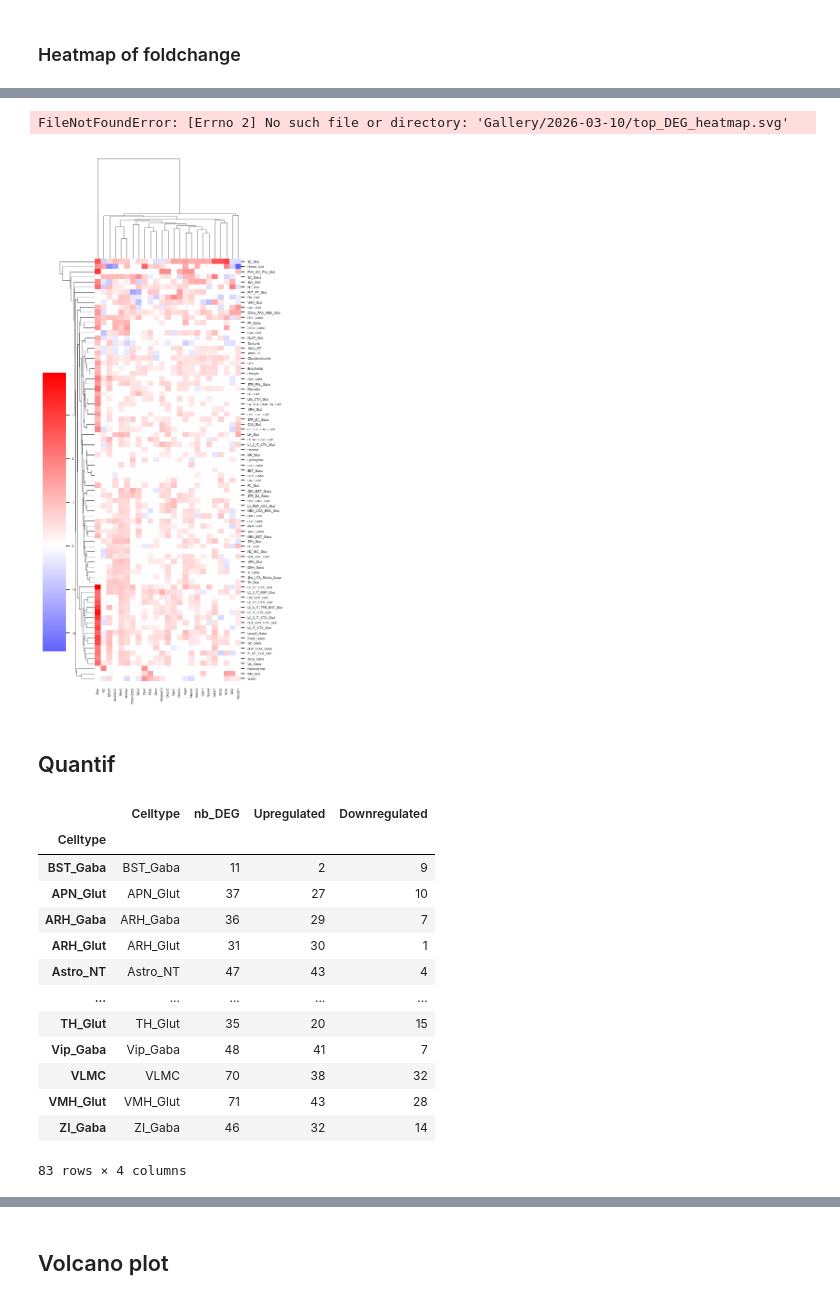
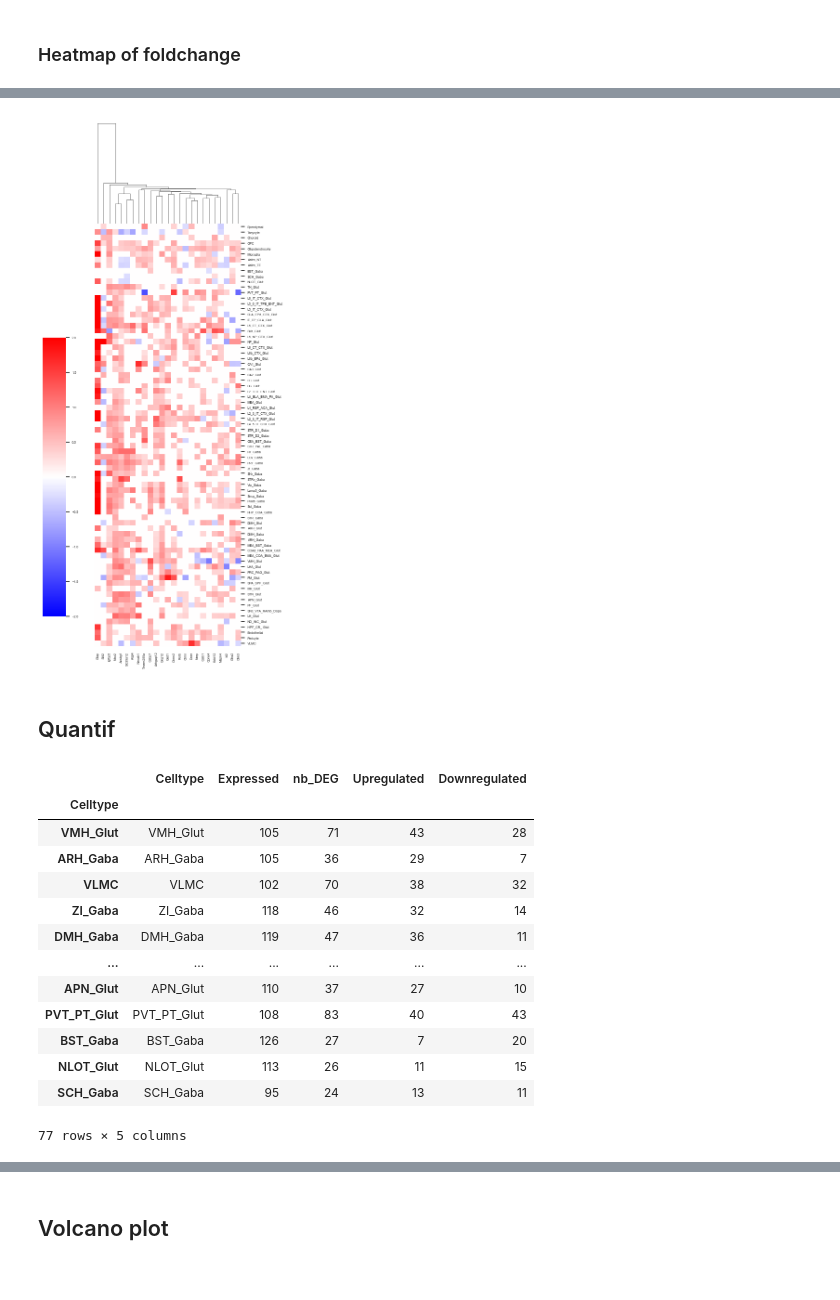
Before and after one commit to Carboneinerte/Pynda_ssc, a Jupyter notebook: v11E_DEG.ipynb, the cells around one changed output, grey strips where cells are left out. Saved outputs shown, nothing was run; the diff lists cells and outputs as text; code cells hidden in the pictures.

```diff
--- a/v11E_DEG.ipynb
+++ b/v11E_DEG.ipynb
@@ -52,3 +52,6 @@ sns.clustermap(df_filter_sec, cmap = 'viridis',# z_score=1,  center=0, vmin = -2
 # %% [output]
 <seaborn.matrix.ClusterGrid at 0x...>
 [figure]
+# %%
+df_filter.pop('')
+len(df_filter.keys())
@@ -250,0 +274,30 @@ dict_keys(['BST_Gaba', 'APN_Glut', 'ARH_Gaba', 'ARH_Glut', 'Astro_NT', 'Astro_TE
+# %%
+from module.misc import cell_class
+
+dict_temp = cell_class()
+
+fdf['cell_type_final'] = fdf.index
+fdf['cell_class'] = fdf['cell_type_final'].apply(lambda x: dict_temp[x] if x in dict_temp.keys() else "Neuron")
+
+order_list = ['BST_Gaba','SCH_Gaba','Endothelial','Pericyte','NLOT_Glut','OPC',
+'TH_Glut','Oligodendrocyte','PVT_PT_Glut','L6_IT_CTX_Glut',
+'L5_6_IT_TPE_ENT_Glut','L5_IT_CTX_Glut','CLA_EPd_CTX_Glut',
+'IT_EP_CLA_Glut','L5_ET_CTX_Glut','Sub_Glut','L5_NP_CTX_Glut','NP_Glut',
+'L6_CT_CTX_Glut','L6b_CTX_Glut','L6b_EPd_Glut','CA1_Glut','CA3_Glut',
+'CA2_Glut','FC_Glut','DG_Glut','L2_3_IT_ENT_Glut','LA_BLA_BMA_PA_Glut',
+'MEA_Glut','L4_RSP_ACA_Glut','L2_3_IT_CTX_Glut','L2_3_IT_RSP_Glut',
+'L4_5_IT_CTX_Glut','Microglia','Ependymal','Hypendymal','Pineal_Glut',
+'Tanycyte','Choroid','VLMC','HPF_CR_,Glut','Astro_NT','Astro_TE',
+'STR_D1_Gaba','STR_D2_Gaba','CEA_BST_Gaba','STR_PAL_Gaba','RT_Gaba',
+'SC_Gaba','LGv_Gaba','PRT_Gaba','ZI_Gaba','SNr_Gaba','STRv_Gaba',
+'Vip_Gaba','Lamp5_Gaba','Sncg_Gaba','Pvalb_Gaba','Sst_Gaba',
+'RHP_COA_Gaba','STR_Gaba','DMH_Glut','ARH_Glut','DMH_Gaba','ARH_Gaba',
+'MEA_BST_Gaba','COAa_PAA_MEA_Glut','MEA_COA_BMA_Glut','VMH_Glut',
+'LHA_Glut','PRC_PAG_Glut','PM_Glut','SPA_SPF_Glut','MH_Glut','MM_Glut',
+'PVH_SO_PVa_Glut','STN_Glut','APN_Glut','SC_Glut','PF_Glut',
+'SNc_VTA_RAmb_Dopa','LH_Glut','ND_INC_Glut']
+
+fdf["Celltype_order"] = pd.Categorical(fdf['cell_type_final'], categories=order_list, ordered = True)
+# cell_nb.sort_values('Celltype_order', inplace= True)
+fdf.sort_values(['cell_class','Celltype_order'], inplace= True)
+fdf
@@ -251,15 +318,22 @@ dict_keys(['BST_Gaba', 'APN_Glut', 'ARH_Gaba', 'ARH_Glut', 'Astro_NT', 'Astro_TE
+# %%
+fdf.drop(['cell_type_final','cell_class','Celltype_order'],axis = 1, inplace =True)
 # %%
 sns.set_theme(font_scale=.45)
-sns.clustermap(fdf, cmap = "bwr", center = 0, figsize=(5,12),cbar_pos=(-0.05,0.1,0.1,0.5))
-plt.savefig(f'Gallery/{today}/top_DEG_heatmap.svg', transparent = True, dpi=300, format='svg')
+heatmap = sns.clustermap(fdf, cmap = "bwr",
+                center = 0, vmin = -2, vmax = 2,
+                figsize=(5,12),
+                cbar_pos=(-0.05,0.1,0.1,0.5),
+                row_cluster=False)
+from module.misc import save_figure
+save_figure(heatmap,'top_DEG_heatmap',name_dir,format="svg")
+# plt.savefig(f'Gallery/{today}/top_DEG_heatmap.svg', transparent = True, dpi=300, format='svg')
 # %% [output]
-FileNotFoundError: [Errno 2] No such file or directory: 'Gallery/2026-03-10/top_DEG_heatmap.svg'
-[figure, old version]
+[figure, new version]
 # %% [markdown]
 ## Quantif
 # %%
 df_deg_quant = []
-expressed = [len(df_expressed[key]) for key in df_expressed.keys()]
+expressed = [len(df_expressed[key]) for key in df_filter.keys()]
 deg_quant = [len(df_filter[key]) for key in df_filter.keys()]
 deg_up = [len(df_filter[key][df_filter[key]['logfoldchanges'] > 0]) for key in df_filter.keys()]
 deg_down = [len(df_filter[key][df_filter[key]['logfoldchanges'] < 0]) for key in df_filter.keys()]
@@ -273,17 +347,17 @@ df_deg_quant = pd.DataFrame(data = {'Celltype' : df_filter.keys(),
 df_deg_quant.index = df_deg_quant['Celltype']
 df_deg_quant
 # %% [output]
-|  | Celltype | nb_DEG | Upregulated | Downregulated |
-| Celltype |  |  |  |  |
-| BST_Gaba | BST_Gaba | 11 | 2 | 9 |
-| APN_Glut | APN_Glut | 37 | 27 | 10 |
-| ARH_Gaba | ARH_Gaba | 36 | 29 | 7 |
-| ARH_Glut | ARH_Glut | 31 | 30 | 1 |
-| Astro_NT | Astro_NT | 47 | 43 | 4 |
-| ... | ... | ... | ... | ... |
-| TH_Glut | TH_Glut | 35 | 20 | 15 |
-| Vip_Gaba | Vip_Gaba | 48 | 41 | 7 |
-| VLMC | VLMC | 70 | 38 | 32 |
-| VMH_Glut | VMH_Glut | 71 | 43 | 28 |
-| ZI_Gaba | ZI_Gaba | 46 | 32 | 14 |
+|  | Celltype | Expressed | nb_DEG | Upregulated | Downregulated |
+| Celltype |  |  |  |  |  |
+| VMH_Glut | VMH_Glut | 105 | 71 | 43 | 28 |
+| ARH_Gaba | ARH_Gaba | 105 | 36 | 29 | 7 |
+| VLMC | VLMC | 102 | 70 | 38 | 32 |
+| ZI_Gaba | ZI_Gaba | 118 | 46 | 32 | 14 |
+| DMH_Gaba | DMH_Gaba | 119 | 47 | 36 | 11 |
+| ... | ... | ... | ... | ... | ... |
+| APN_Glut | APN_Glut | 110 | 37 | 27 | 10 |
+| PVT_PT_Glut | PVT_PT_Glut | 108 | 83 | 40 | 43 |
+| BST_Gaba | BST_Gaba | 126 | 27 | 7 | 20 |
+| NLOT_Glut | NLOT_Glut | 113 | 26 | 11 | 15 |
+| SCH_Gaba | SCH_Gaba | 95 | 24 | 13 | 11 |
-83 rows × 4 columns
+77 rows × 5 columns
```
Also changed, not shown: parts of 60 cells of this notebook, 5 other files.
